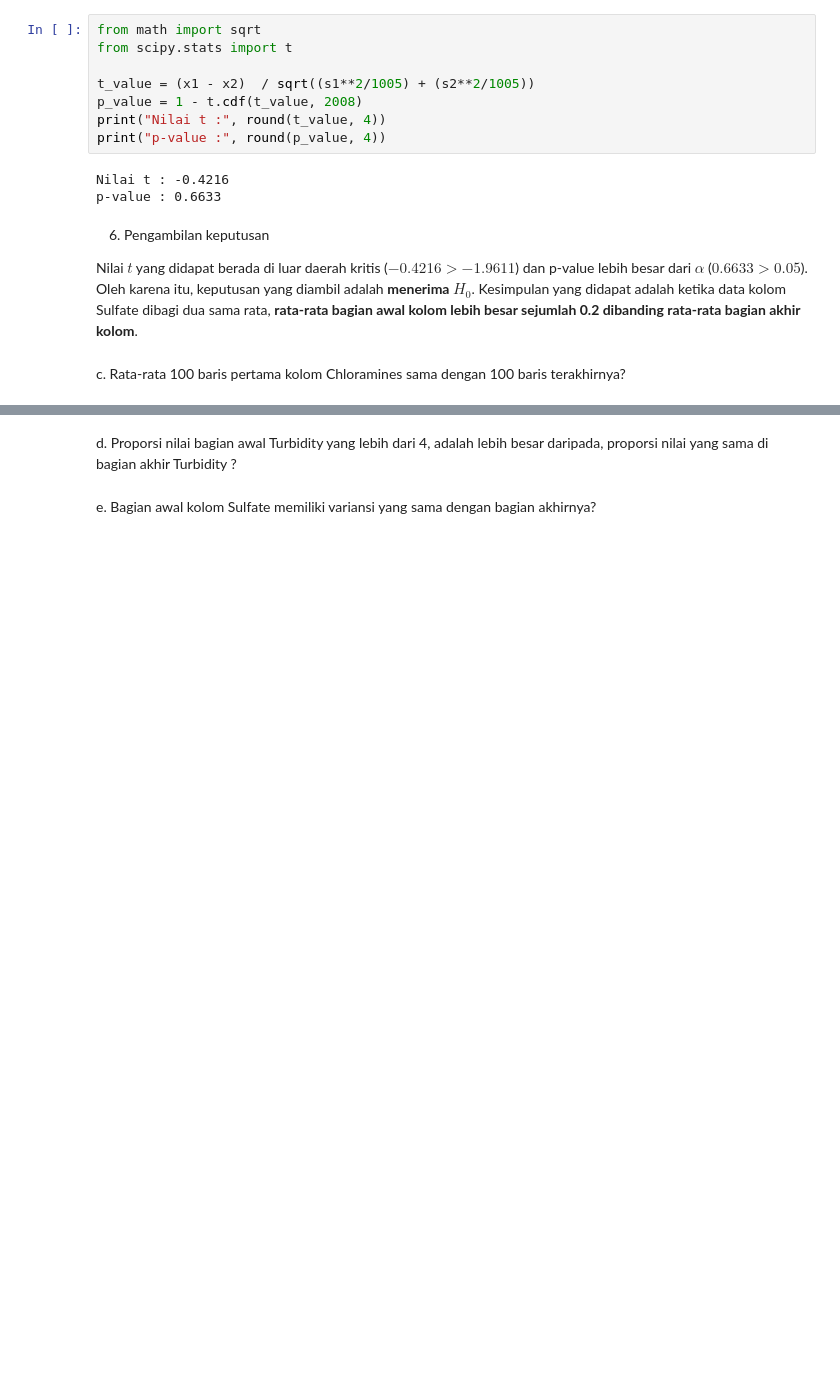
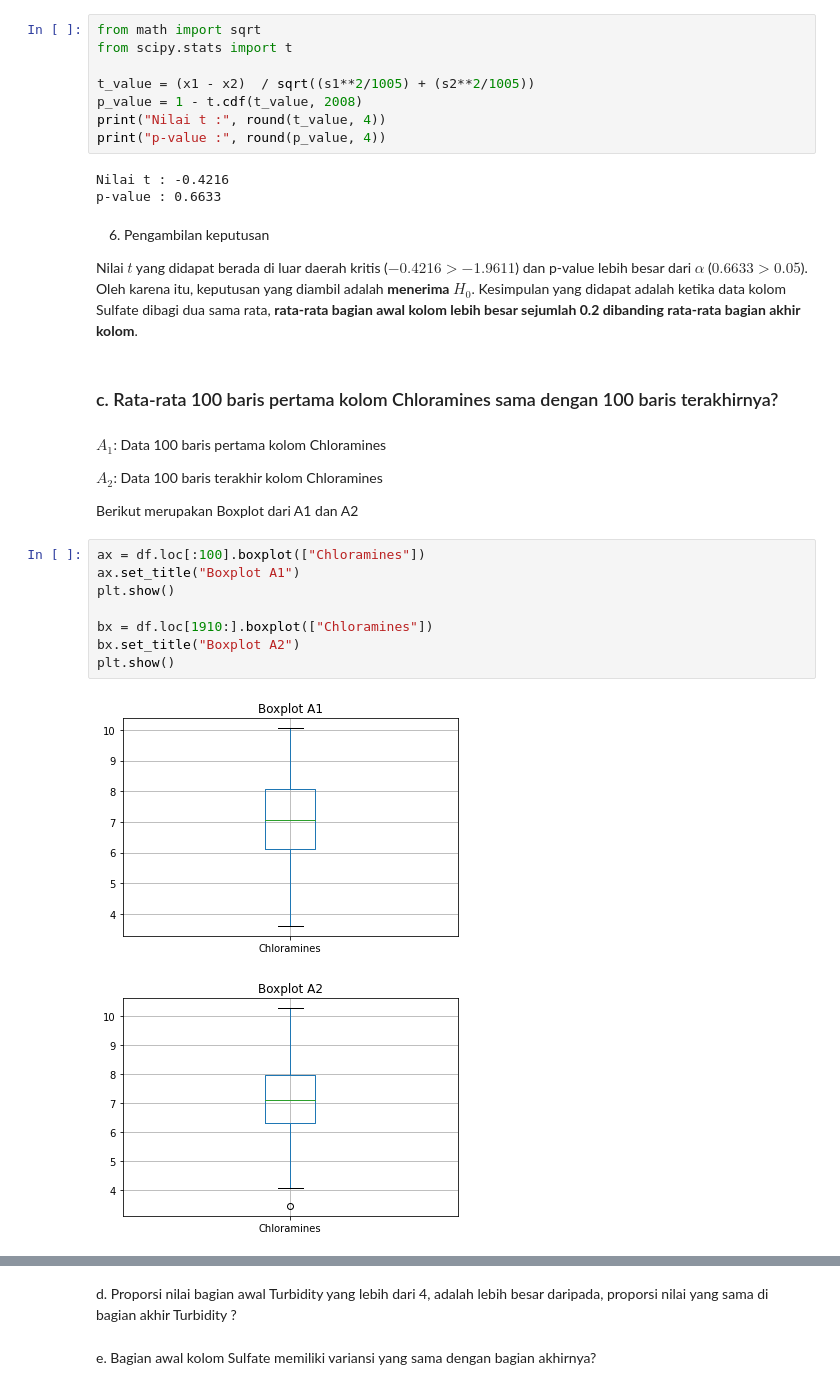
Before and after one commit to clauculus/probstat-analysis, a Jupyter notebook: K01-T1-IF2220-13520073.ipynb, the cells around one changed output, grey strips where cells are left out. Drawn from its saved outputs; the diff is of its cells as text; blank space fills up the shorter version.

```diff
--- a/K01-T1-IF2220-13520073.ipynb
+++ b/K01-T1-IF2220-13520073.ipynb
@@ -956,4 +959,22 @@ p-value : 0.6633
 
 Nilai $t$ yang didapat berada di luar daerah kritis ($-0.4216 > -1.9611$) dan p-value lebih besar dari $\alpha$ ($0.6633 > 0.05$). Oleh karena itu, keputusan yang diambil adalah **menerima $H_0$**. Kesimpulan yang didapat adalah ketika data kolom Sulfate dibagi dua sama rata, **rata-rata bagian awal kolom lebih besar sejumlah 0.2 dibanding rata-rata bagian akhir kolom**.
 # %% [markdown]
-c. Rata-rata 100 baris pertama kolom Chloramines sama dengan 100 baris terakhirnya?
+### c. Rata-rata 100 baris pertama kolom Chloramines sama dengan 100 baris terakhirnya?
+# %% [markdown]
+
+$A_1$: Data 100 baris pertama kolom Chloramines
+
+$A_2$: Data 100 baris terakhir kolom Chloramines
+
+Berikut merupakan Boxplot dari A1 dan A2
+# %%
+ax = df.loc[:100].boxplot(["Chloramines"])
+ax.set_title("Boxplot A1")
+plt.show()
+
+bx = df.loc[1910:].boxplot(["Chloramines"])
+bx.set_title("Boxplot A2")
+plt.show()
+# %% [output]
+[figure, added]
+[figure, added]
```
Also changed, not shown: parts of 8 cells of this notebook.
